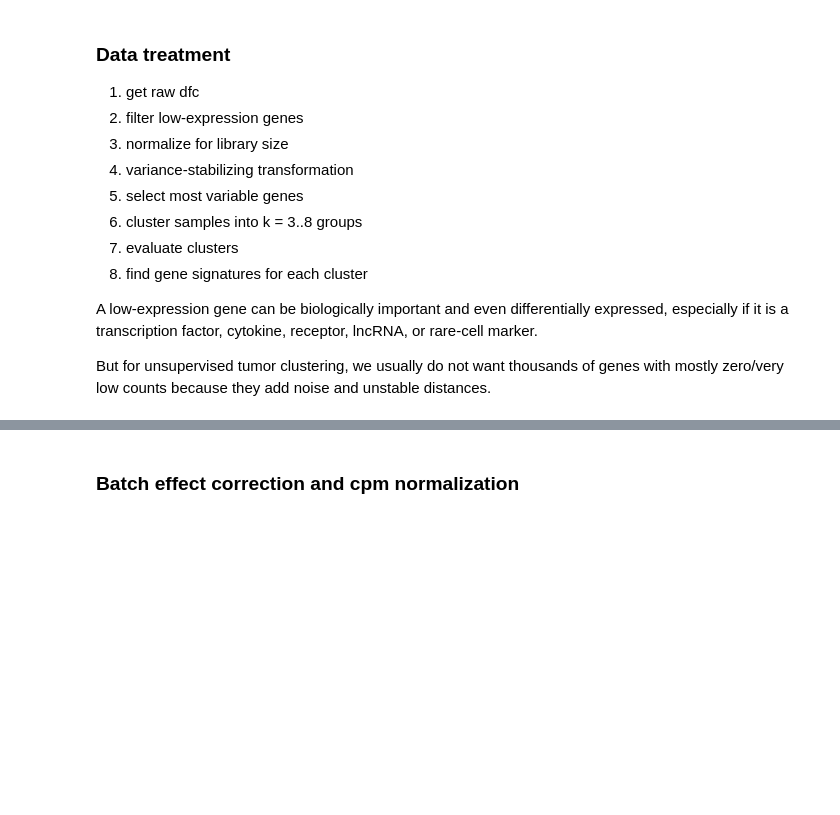
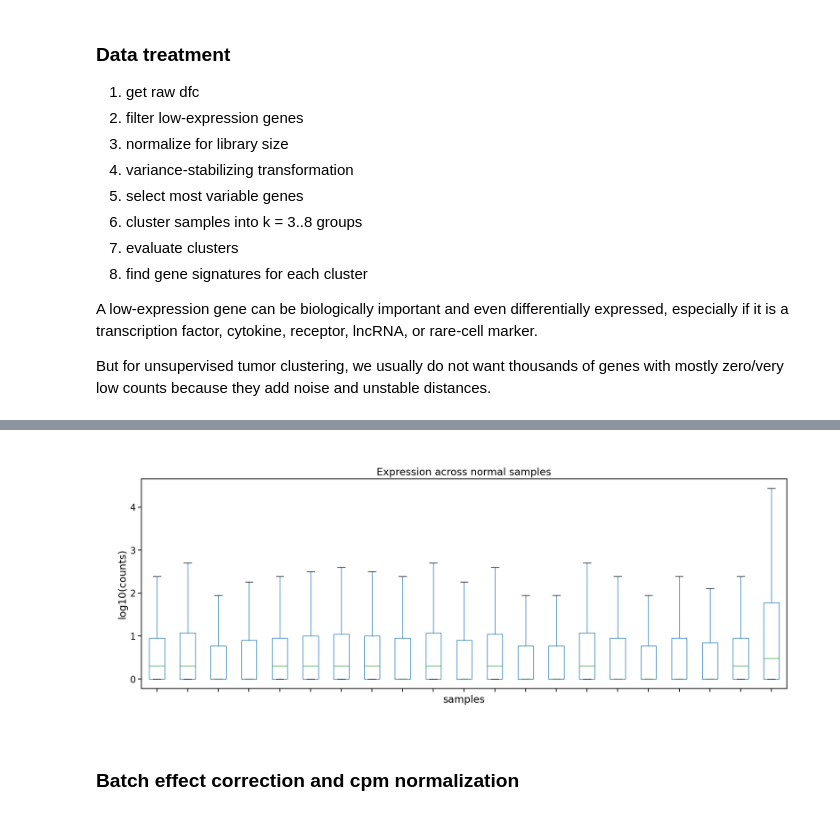
Before and after one commit to flalix/perturb_agent, a Jupyter notebook: notebooks/mtp_cBio_63_PAAD_study_cluster.ipynb, the cells around one changed output, grey strips where cells are left out. Saved outputs shown, nothing was run; the diff lists cells and outputs as text; code cells hidden in the pictures; blank space fills up the shorter version.

```diff
--- a/notebooks/mtp_cBio_63_PAAD_study_cluster.ipynb
+++ b/notebooks/mtp_cBio_63_PAAD_study_cluster.ipynb
@@ -312,3 +440,7 @@ print(pd.crosstab(cbio.df_metadata["program"], cbio.df_metadata["condition"]))
+# %%
+plot_boxplot_expression(dfn_normal, do_log10=True, title = "Expression across normal samples")
+# %% [output]
+[figure, added]
 # %% [markdown]
 ### Batch effect correction and cpm normalization
 # %%
```
Also changed, not shown: parts of 17 cells of this notebook, 3 other files.
